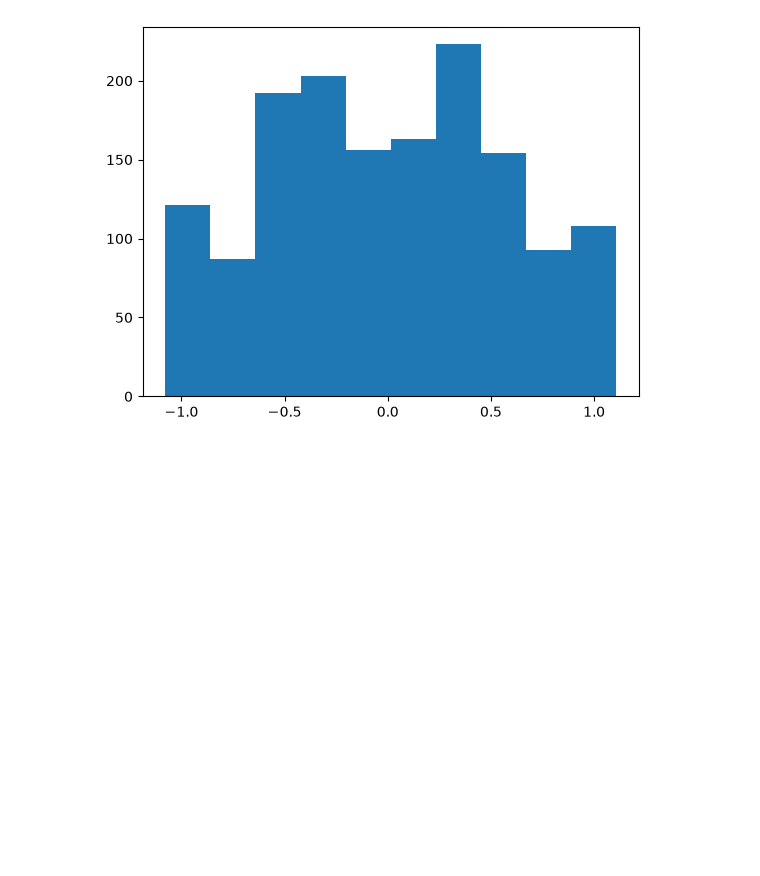
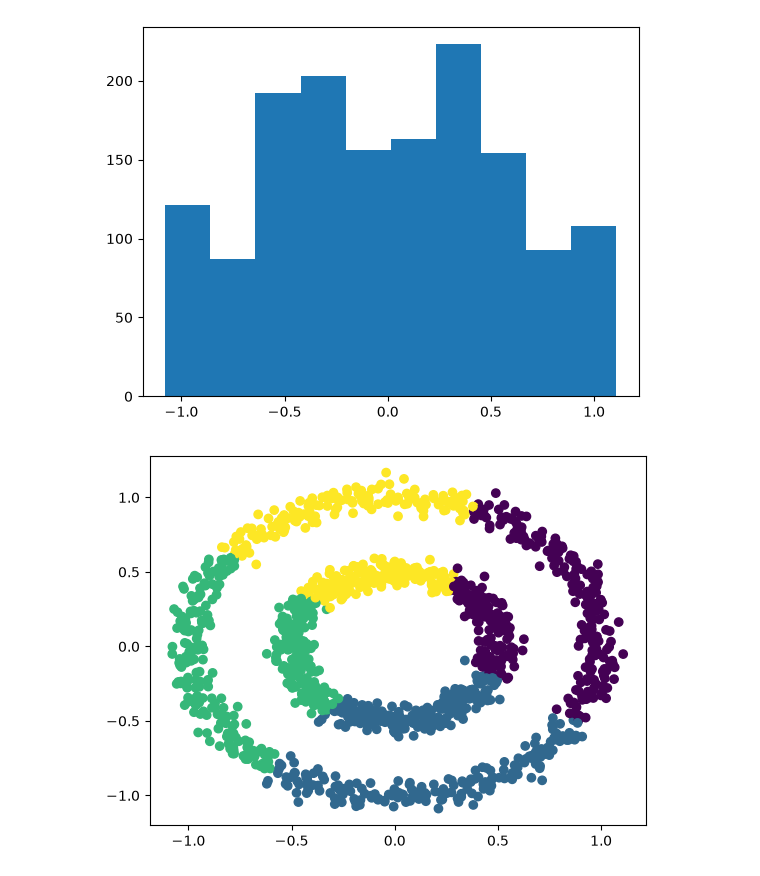
Before and after one commit to diadonquixote/ML-SciKit, a Jupyter notebook: exercise 2.01.ipynb, the cells around one changed output. Drawn from its saved outputs; the diff is of its cells as text; code cells hidden in the pictures; blank space fills up the shorter version.

```diff
--- a/exercise 2.01.ipynb
+++ b/exercise 2.01.ipynb
@@ -15,0 +20,15 @@ plt.show()
+# %%
+import pandas as pd
+
+data = pd.read_csv("circles.csv")
+
+est_meanshift = MeanShift(bandwidth=0.5)
+est_meanshift.fit(data)
+pred_meanshift = est_meanshift.predict(data)
+# %%
+import matplotlib.pyplot as plt
+
+plt.scatter(data.iloc[:, 0], data.iloc[:, 1], c=pred_meanshift)
+plt.show()
+# %% [output]
+[figure, added]
```
Also changed, not shown: parts of 7 cells of this notebook, 2 other files.
